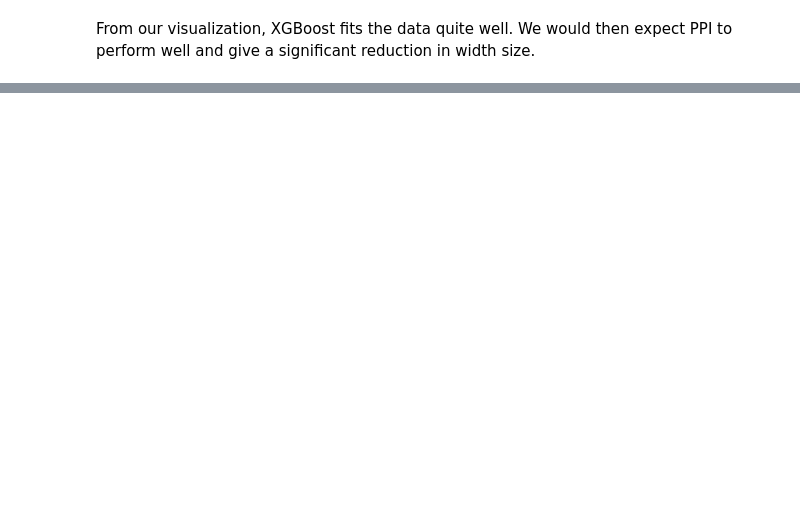
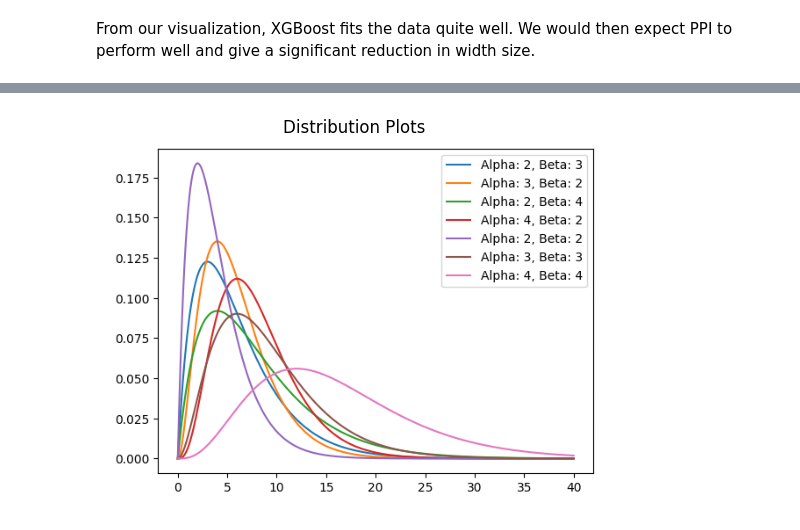
Before and after one commit to nicholas-denis/ppi-testing, a Jupyter notebook: src/summary.ipynb, the cells around one changed output, grey strips where cells are left out. Drawn from its saved outputs; the diff is of its cells as text; code cells hidden in the pictures; blank space fills up the shorter version.

```diff
--- a/src/summary.ipynb
+++ b/src/summary.ipynb
@@ -238,0 +275,12 @@ From our visualization, XGBoost fits the data quite well. We would then expect P
+# %%
+# Visualize the other distributions
+
+dist_plot = "../experiments/Experiment_2/1kt_c_lin_reg_2024-08-09-02-32-31/plots/distplots.png"
+
+img_dist = plt.imread(dist_plot)
+plt.imshow(img_dist)
+plt.axis('off')
+plt.title('Distribution Plots')
+plt.show()
+# %% [output]
+[figure, added]
```
Also changed, not shown: parts of 14 cells of this notebook, 25 other files.
